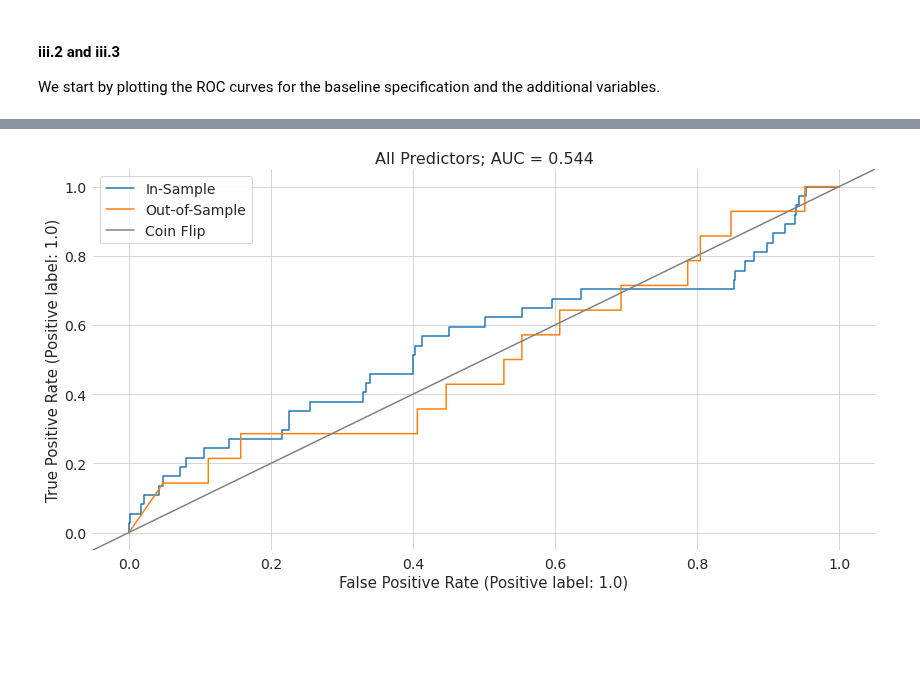
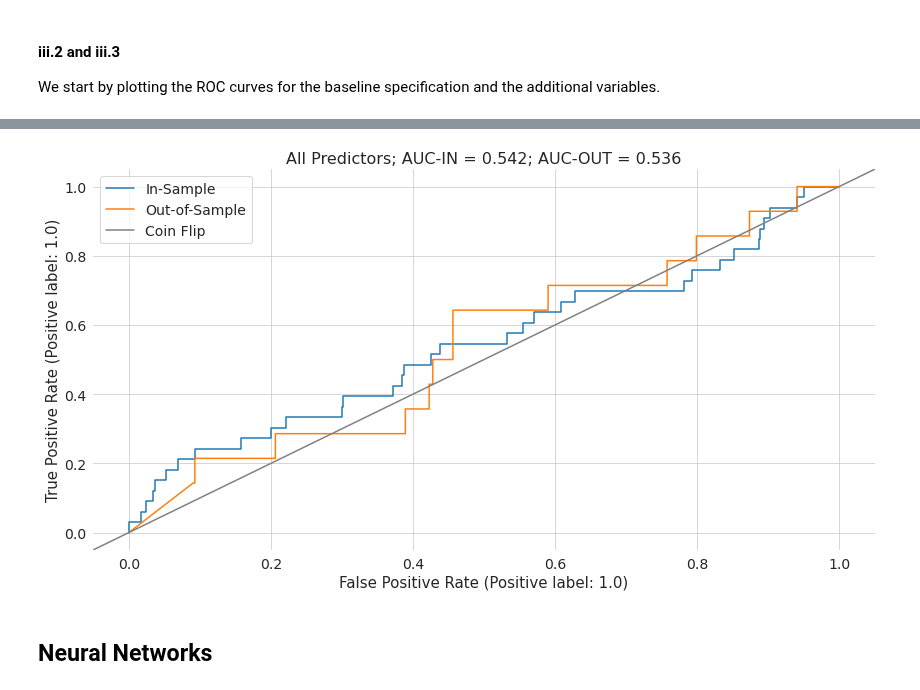
Before and after one commit to timmens/macro_problems, a Jupyter notebook: assignment3.ipynb, the cells around one changed output, grey strips where cells are left out. Cells and saved outputs as stored; diff of their text form; code cells hidden in the pictures; blank space fills up the shorter version.

Commit message:
Add neural nets to assignment3

```diff
--- a/assignment3.ipynb
+++ b/assignment3.ipynb
@@ -120,8 +126,12 @@ def plot_roc_curve(model, X_train, y_train, X_test, y_test, title=None, ax=None)
     sklearn_plot_roc_curve(model, X_test, y_test, ax=ax, label="Out-of-Sample")
     ax.axline([0, 0], [1, 1], color="gray", label="Coin Flip")
 
-    auc = roc_auc_score(y_test, model.predict(X_test))
-    suffix = f"AUC = {auc:.3f}"
+    if
+
+    auc_in = roc_auc_score(y_train, model.predict_proba(X_train)[:, 1])
+    auc_out = roc_auc_score(y_test, model.predict_proba(X_test)[:, 1])
+
+    suffix = f"AUC-IN = {auc_in:.3f}; AUC-OUT = {auc_out:.3f}"
     title = suffix if title is None else title + "; " + suffix
     ax.set_title(title, fontsize=16)
 
@@ -153,7 +163,9 @@ def _create_model_data(formula, df, with_predictors=None):
     df = df.copy().reset_index()
 
     with_predictors = with_predictors or []
-    with_predictors = with_predictors if isinstance(with_predictors, list) else [with_predictors]
+    with_predictors = (
+        with_predictors if isinstance(with_predictors, list) else [with_predictors]
+    )
     if len(with_predictors) > 0:
         formula += " + " + " + ".join(with_predictors)
 
@@ -172,7 +184,7 @@ def _create_test_train_data(df, formula, with_predictors=None):
     data = {"y_train": y_train, "y_test": y_test, "X_train": X_train, "X_test": X_test}
     return data
 # %%
-def fit_logit(y_train=None, X_train=None, data=None, backend="sklearn"):
+def fit_logit(y_train=None, X_train=None, data=None, backend="sklearn", max_iter=250):
     if data is not None:
         y_train = data["y_train"]
         X_train = data["X_train"]
@@ -180,7 +192,9 @@ def fit_logit(y_train=None, X_train=None, data=None, backend="sklearn"):
     if backend == "statsmodels":
         model = Logit(y_train, X_train).fit(disp=False)
     elif backend == "sklearn":
-        model = LogisticRegression(fit_intercept=False).fit(X_train, y_train)
+        model = LogisticRegression(
+            fit_intercept=False, penalty="l2", max_iter=max_iter
+        ).fit(X_train, y_train)
     else:
         raise ValueError("'backend' must be eiter sklearn or statsmodels.")
 
@@ -261,19 +357,3 @@ baseline_plot = plot_roc_curve(model, **data, title="Baseline")
 #### iii.2 and iii.3
 
 We start by plotting the ROC curves for the baseline specification and the additional variables.
-# %%
-fig, axes = plt.subplots(2, 2)
-fig.set_size_inches(24, 14)
-
-mapper = {
-    "Baseline": "Baseline",
-    "money": "Money",
-    "hpnom": "Asset Prices",
-    "ca": "Current Account"
-}
-
-for ax, var in zip(axes.flatten(), ["Baseline", "money", "hpnom", "ca"]):
-    with_predictors = f"{var}.shift(1)" if var != "Baseline" else None
-    data = _create_test_train_data(df, formula, with_predictors)
-    model = fit_logit(data=data, backend="sklearn")
-    plot_roc_curve(model, **data, title=mapper[var], ax=ax)
@@ -282,9 +364,13 @@ for ax, var in zip(axes.flatten(), ["Baseline", "money", "hpnom", "ca"]):
 # %%
-data = _create_test_train_data(
-    df, formula, with_predictors=["money.shift(1)", "hpnom.shift(1)", "ca.shift(1)"]
-)
+with_predictors = [
+    f"{var}.shift({lag})" for var in ("money", "hpnom", "ca") for lag in range(1, 7)
+]
 
-model = fit_logit(data=data, backend="sklearn")
+data = _create_test_train_data(df, formula, with_predictors=with_predictors)
+
+model = fit_logit(data=data, backend="sklearn", max_iter=10_000)
 plot_roc_curve(model, **data, title="All Predictors")
 # %% [output]
-[figure, old version]
+[figure, new version]
+# %% [markdown]
+## Neural Networks
```
Also changed, not shown: parts of 13 cells of this notebook, 1 other file.
